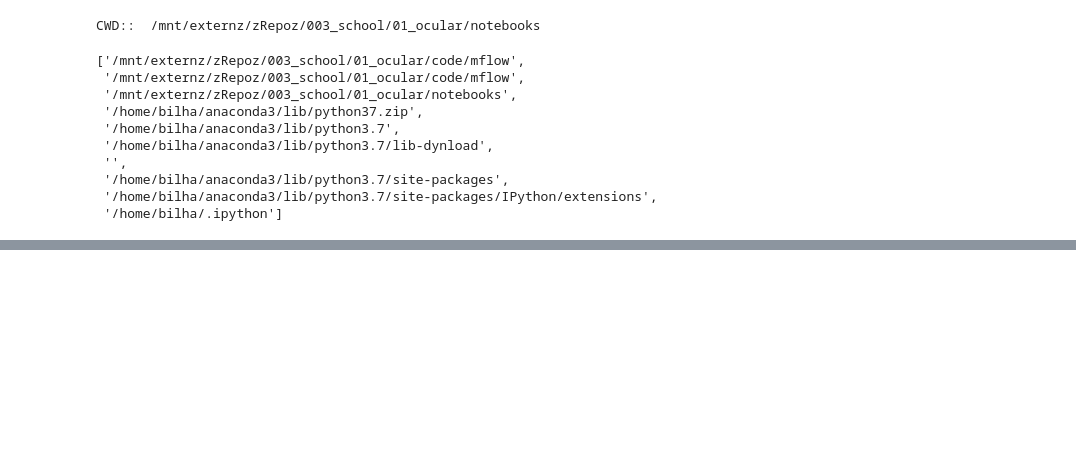
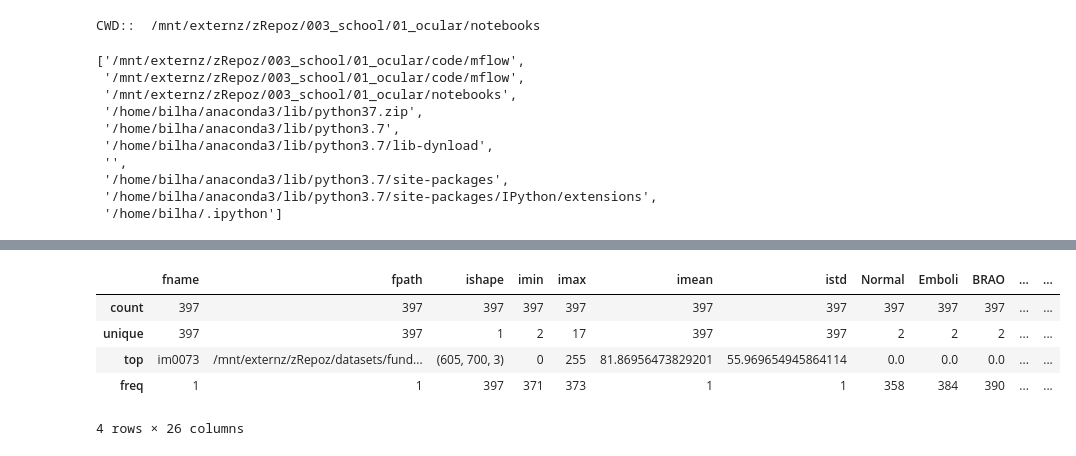
Before and after one commit to bilha-analytics/school, a Jupyter notebook: 01_ocular/notebooks/002f_refactoring.ipynb, the cells around one changed output, grey strips where cells are left out. Drawn from its saved outputs; the diff is of its cells as text; code cells hidden in the pictures; blank space fills up the shorter version.

```diff
--- a/01_ocular/notebooks/002f_refactoring.ipynb
+++ b/01_ocular/notebooks/002f_refactoring.ipynb
@@ -36,0 +84,9 @@ import utilz
+# %%
+pdstats.dframe.describe()
+# %% [output]
+|  | fname | fpath | ishape | imin | imax | imean | istd | Normal | Emboli | BRAO | ... | ... |
+| count | 397 | 397 | 397 | 397 | 397 | 397 | 397 | 397 | 397 | 397 | ... | ... |
+| unique | 397 | 397 | 1 | 2 | 17 | 397 | 397 | 2 | 2 | 2 | ... | ... |
+| top | im0073 | /mnt/externz/zRepoz/datasets/fund... | (605, 700, 3) | 0 | 255 | 81.86956473829201 | 55.969654945864114 | 0.0 | 0.0 | 0.0 | ... | ... |
+| freq | 1 | 1 | 397 | 371 | 373 | 1 | 1 | 358 | 384 | 390 | ... | ... |
+4 rows × 26 columns
```
Also changed, not shown: parts of 6 cells of this notebook, 14 other files.
